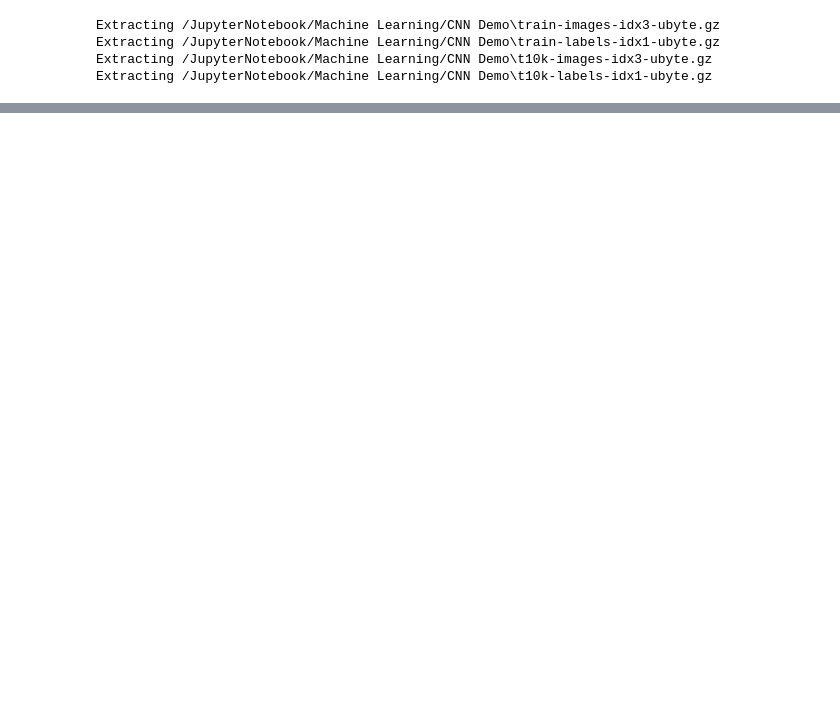
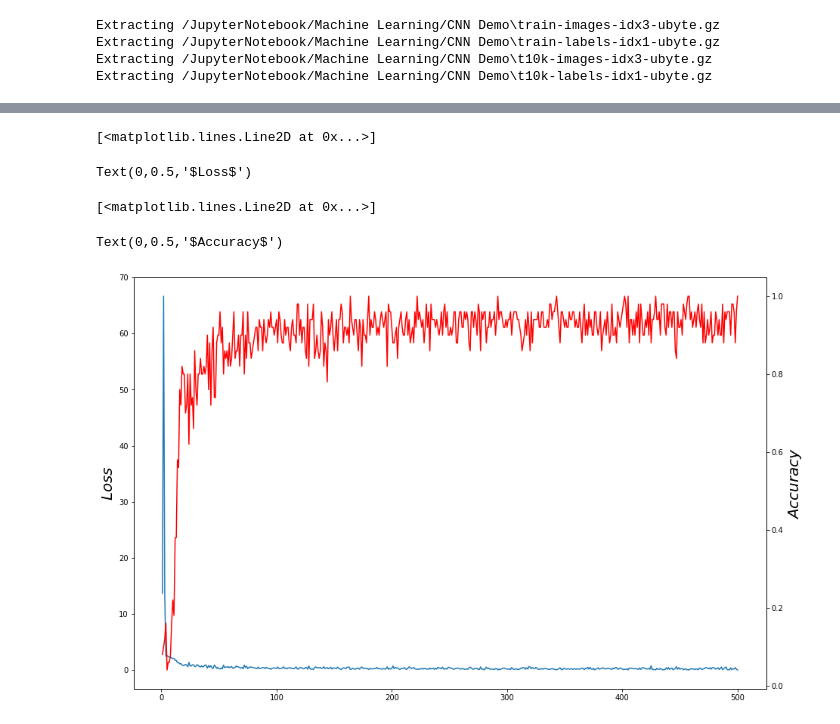
Before and after one commit to LeoXing1996/CNN-Demo-of-tf, a Jupyter notebook: CNN.ipynb, the cells around one changed output, grey strips where cells are left out. Cells and saved outputs as stored; diff of their text form; code cells hidden in the pictures; blank space fills up the shorter version.

```diff
--- a/CNN.ipynb
+++ b/CNN.ipynb
@@ -70,21 +70,32 @@ h_fc2 = tf.matmul(h_fc1_drop, W_fc2) + b_fc2
 y_conv = tf.nn.softmax(h_fc2)
 # %%
 # 损失函数
-loss = -tf.reduce_mean(tf.nn.softmax_cross_entropy_with_logits(labels=y, logits=h_fc2))
-train = tf.train.AdamOptimizer(1e-4).minimize(loss)
+loss = tf.reduce_mean(tf.nn.softmax_cross_entropy_with_logits(labels=y, logits=h_fc2))
+train = tf.train.AdamOptimizer(1e-2).minimize(loss)
 # %%
 # 准确率
 correct_prediction = tf.equal(tf.argmax(y_conv, axis=1), tf.argmax(y, axis=1))
 accuracy = tf.reduce_mean(tf.cast(correct_prediction, tf.float32))
 # %%
-sess.run(tf.global_variables_initializer())
+# 保存模型
+epoches = 500
+saver = tf.train.Saver()
+with tf.Session() as sess:
 
-for i in range(1,20001):
-    batch = mnist.train.next_batch(50)
-    if i % 100 == 0:
+    sess.run(tf.global_variables_initializer())
+    loss_hist = [ ]
+    accuracy_hist = []
+    for i in range(1,eoches+1):
+        batch = mnist.train.next_batch(50)
+
+        if i % 10 == 0:
+            print("step %d, train accuracy %f"% (i, train_accuracy))
+
         train_accuracy = sess.run(accuracy, feed_dict={x:batch[0], y:batch[1], keep_prob:1})
-#         train_accuracy = accuracy.run(feed_dict= {x:batch[0], y:batch[1], keep_prob:1})
-        print("step %d, train accuracy %f"% (i, train_accuracy))
-    _ = sess.run(train, feed_dict={x:batch[0], y:batch[1], keep_prob:0.5})
-#     train.run(feed_dict={x:batch[0], y:batch[1], keep_prob:0.5})
+        accuracy_hist.append(train_accuracy)
+        loss_value, _ = sess.run([loss, train], feed_dict={x:batch[0], y:batch[1], keep_prob:0.5})
+        loss_hist.append(loss_value)
+
+        if i==1 or accuracy_hist[i-1]>accuracy_hist[i-2]:
+            saver.save(sess, "/JupyterNotebook/Machine Learning/CNN Demo/Result")
 # %% [output]
@@ -108,0 +115,20 @@ KeyboardInterrupt:
+# %%
+epoches = 500
+epoches_range = [i for i in range(1,epoches+1)]
+
+fig = plt.figure(figsize=(15,10))
+
+ax1 = fig.add_subplot(111)
+ax1.plot(epoches_range, loss_hist)
+ax1.set_ylabel('$Loss$',fontsize=20, )
+ax2 = ax1.twinx()
+ax2.plot(epoches_range, accuracy_hist,'r')
+ax2.set_ylabel('$Accuracy$', fontsize=20)
+# plt.plot(loss_range, loss_hist, accuracy_range, accuracy_hist)
+plt.show()
+# %% [output]
+[<matplotlib.lines.Line2D at 0x...>]
+Text(0,0.5,'$Loss$')
+[<matplotlib.lines.Line2D at 0x...>]
+Text(0,0.5,'$Accuracy$')
+[figure, added]
```
Also changed, not shown: parts of 4 cells of this notebook, 1 other file.
